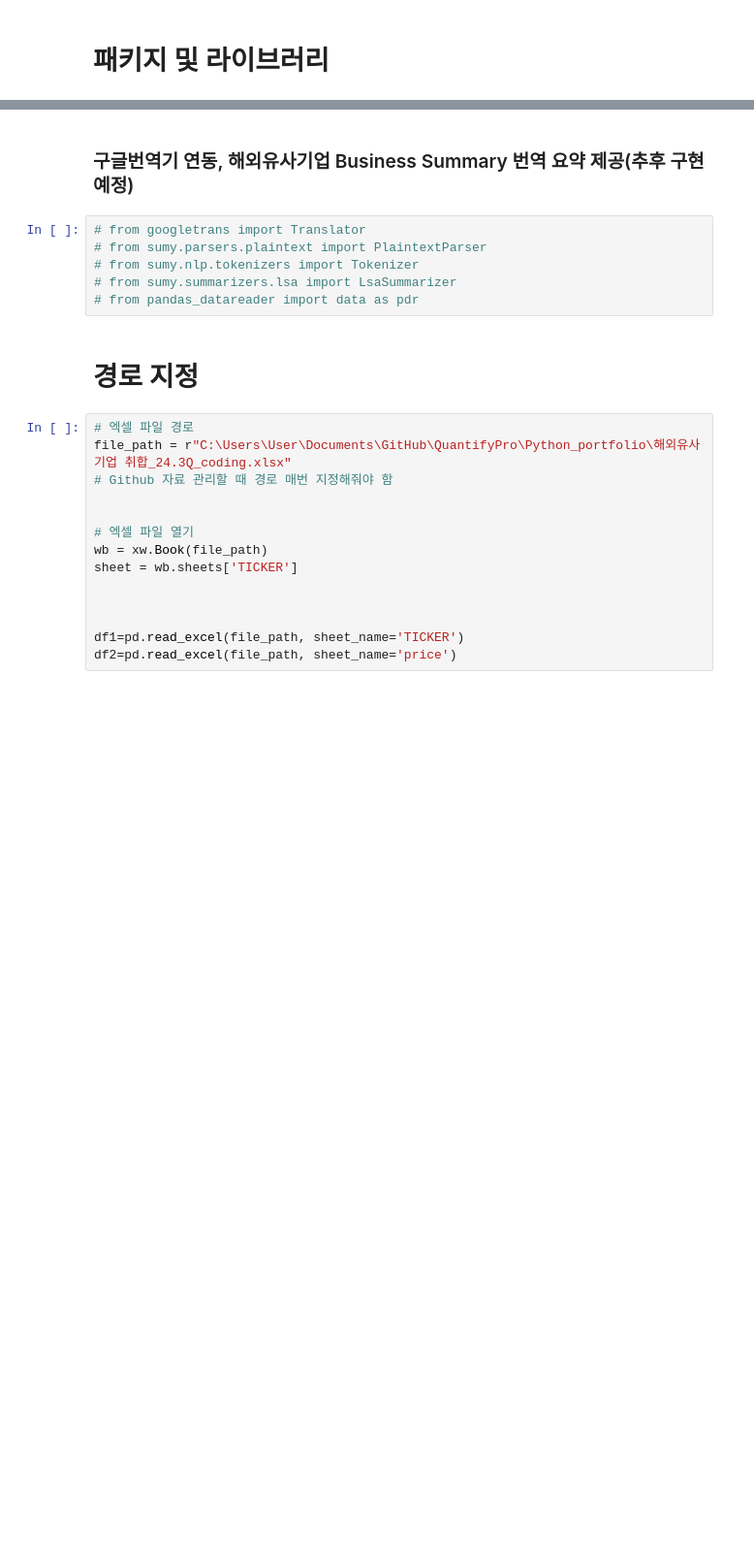
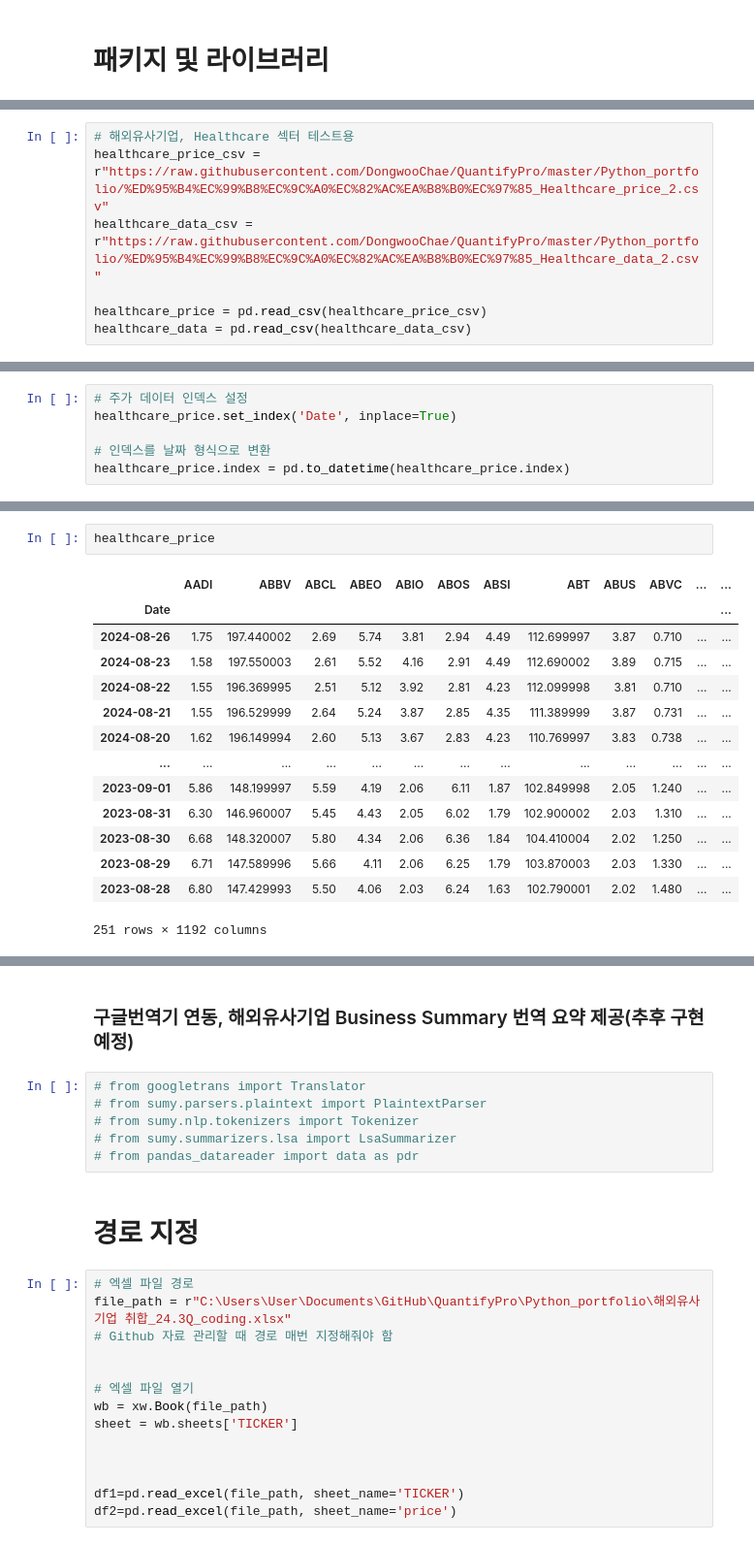
Before and after one commit to DongwooChae/QuantifyPro, a Jupyter notebook: Python_portfolio/yahoo_fn.ipynb, the cells around one changed output, grey strips where cells are left out. Shown at 97% size. Saved outputs shown, nothing was run; the diff lists cells and outputs as text; blank space fills up the shorter version.

```diff
--- a/Python_portfolio/yahoo_fn.ipynb
+++ b/Python_portfolio/yahoo_fn.ipynb
@@ -9,3 +9,10 @@ import yfinance as yf
 import xlwings as xw
 import matplotlib.pyplot as plt
 import openpyxl
+# %%
+# 해외유사기업, Healthcare 섹터 테스트용
+healthcare_price_csv = r"https://raw.githubusercontent.com/DongwooChae/QuantifyPro/master/Python_portfolio/%ED%95%B4%EC%99%B8%EC%9C%A0%EC%82%AC%EA%B8%B0%EC%97%85_Healthcare_price_2.csv"
+healthcare_data_csv = r"https://raw.githubusercontent.com/DongwooChae/QuantifyPro/master/Python_portfolio/%ED%95%B4%EC%99%B8%EC%9C%A0%EC%82%AC%EA%B8%B0%EC%97%85_Healthcare_data_2.csv"
+
+healthcare_price = pd.read_csv(healthcare_price_csv)
+healthcare_data = pd.read_csv(healthcare_data_csv)
@@ -11,0 +22,6 @@ import openpyxl
+# %%
+# 주가 데이터 인덱스 설정
+healthcare_price.set_index('Date', inplace=True)
+
+# 인덱스를 날짜 형식으로 변환
+healthcare_price.index = pd.to_datetime(healthcare_price.index)
@@ -11,0 +71,17 @@ import openpyxl
+# %%
+healthcare_price
+# %% [output]
+|  | AADI | ABBV | ABCL | ABEO | ABIO | ABOS | ABSI | ABT | ABUS | ABVC | ... | ... |
+| Date |  |  |  |  |  |  |  |  |  |  |  | ... |
+| 2024-08-26 | 1.75 | 197.440002 | 2.69 | 5.74 | 3.81 | 2.94 | 4.49 | 112.699997 | 3.87 | 0.710 | ... | ... |
+| 2024-08-23 | 1.58 | 197.550003 | 2.61 | 5.52 | 4.16 | 2.91 | 4.49 | 112.690002 | 3.89 | 0.715 | ... | ... |
+| 2024-08-22 | 1.55 | 196.369995 | 2.51 | 5.12 | 3.92 | 2.81 | 4.23 | 112.099998 | 3.81 | 0.710 | ... | ... |
+| 2024-08-21 | 1.55 | 196.529999 | 2.64 | 5.24 | 3.87 | 2.85 | 4.35 | 111.389999 | 3.87 | 0.731 | ... | ... |
+| 2024-08-20 | 1.62 | 196.149994 | 2.60 | 5.13 | 3.67 | 2.83 | 4.23 | 110.769997 | 3.83 | 0.738 | ... | ... |
+| ... | ... | ... | ... | ... | ... | ... | ... | ... | ... | ... | ... | ... |
+| 2023-09-01 | 5.86 | 148.199997 | 5.59 | 4.19 | 2.06 | 6.11 | 1.87 | 102.849998 | 2.05 | 1.240 | ... | ... |
+| 2023-08-31 | 6.30 | 146.960007 | 5.45 | 4.43 | 2.05 | 6.02 | 1.79 | 102.900002 | 2.03 | 1.310 | ... | ... |
+| 2023-08-30 | 6.68 | 148.320007 | 5.80 | 4.34 | 2.06 | 6.36 | 1.84 | 104.410004 | 2.02 | 1.250 | ... | ... |
+| 2023-08-29 | 6.71 | 147.589996 | 5.66 | 4.11 | 2.06 | 6.25 | 1.79 | 103.870003 | 2.03 | 1.330 | ... | ... |
+| 2023-08-28 | 6.80 | 147.429993 | 5.50 | 4.06 | 2.03 | 6.24 | 1.63 | 102.790001 | 2.02 | 1.480 | ... | ... |
+251 rows × 1192 columns
```
Also changed, not shown: parts of 10 cells of this notebook, 4 other files.
